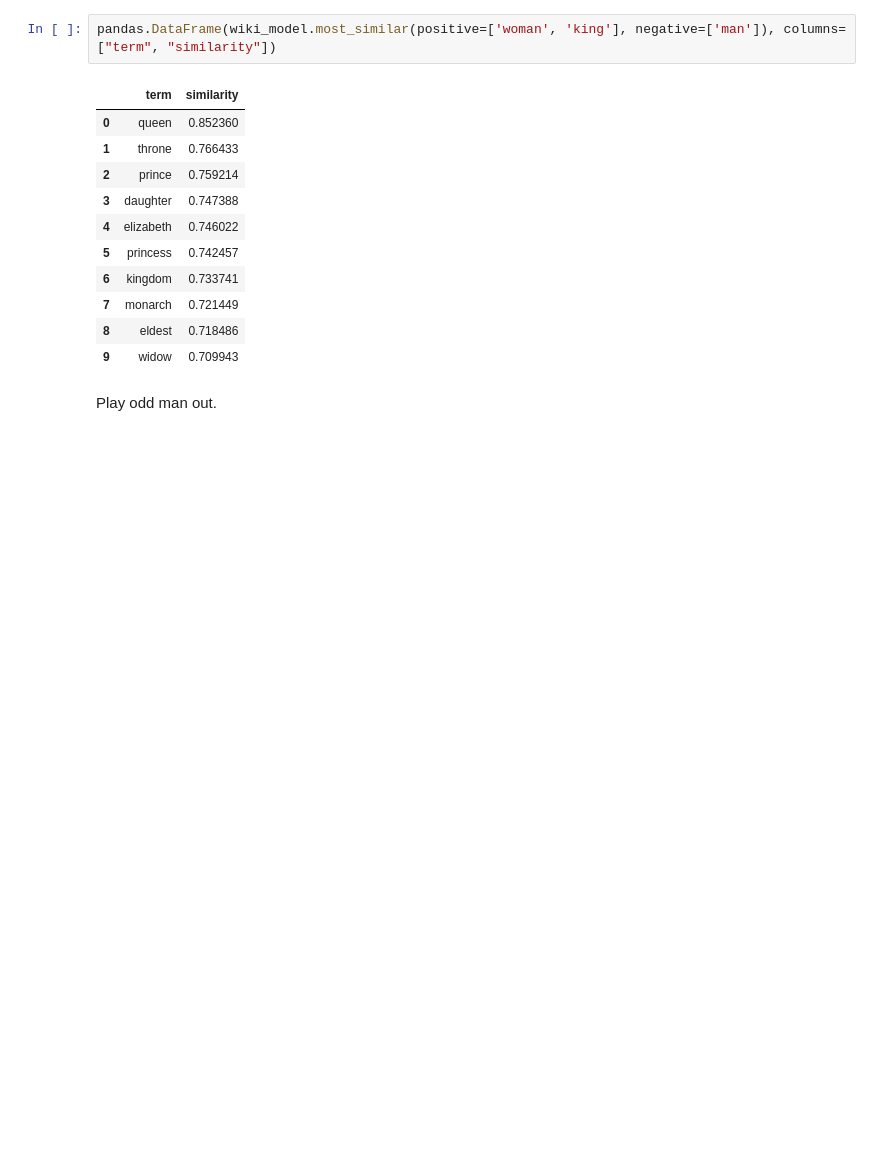
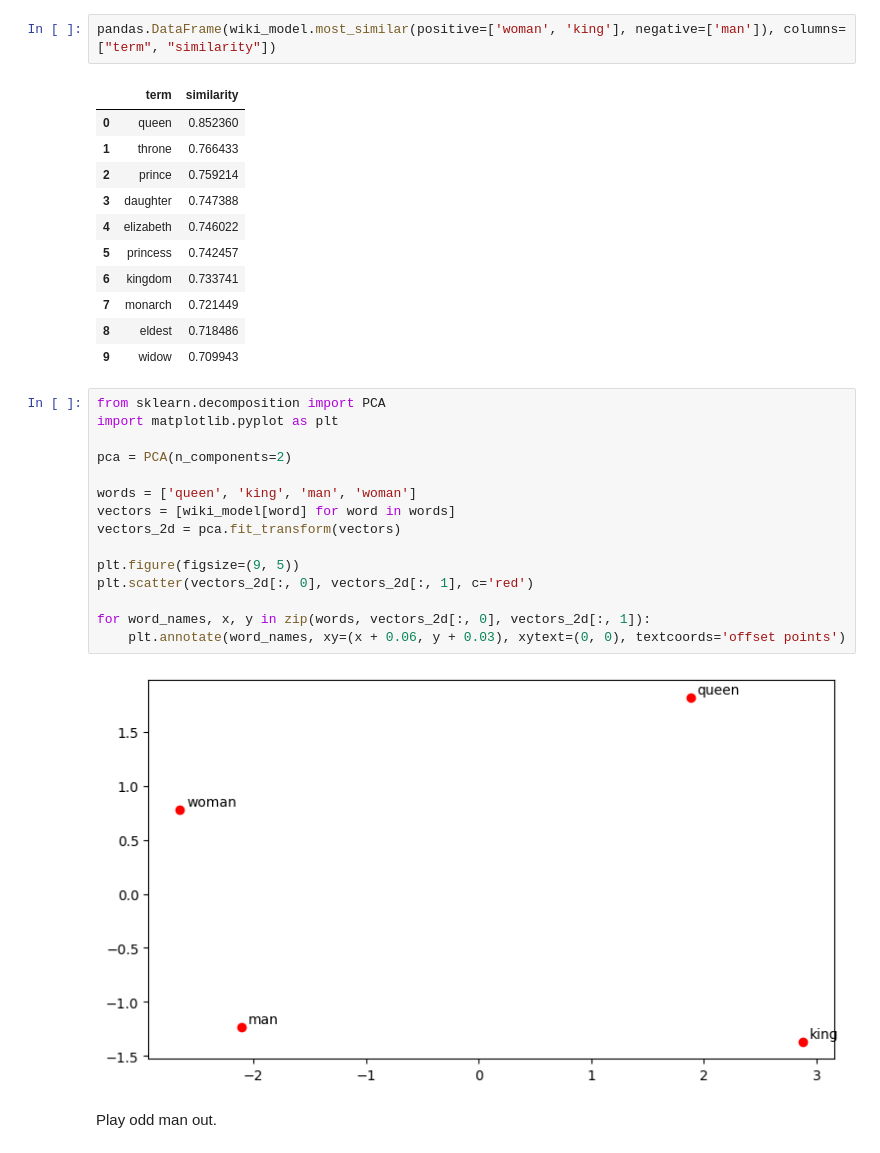
Before and after one commit to georgms/information-retrieval, a Jupyter notebook: word-embedding/Word_Embedding.ipynb, the cells around one changed output. Saved outputs shown, nothing was run; the diff lists cells and outputs as text; blank space fills up the shorter version.

```diff
--- a/word-embedding/Word_Embedding.ipynb
+++ b/word-embedding/Word_Embedding.ipynb
@@ -228,6 +245,23 @@ pandas.DataFrame(wiki_model.most_similar(positive=['woman', 'king'], negative=['
 | 7 | monarch | 0.721449 |
 | 8 | eldest | 0.718486 |
 | 9 | widow | 0.709943 |
+# %%
+from sklearn.decomposition import PCA
+import matplotlib.pyplot as plt
+
+pca = PCA(n_components=2)
+
+words = ['queen', 'king', 'man', 'woman']
+vectors = [wiki_model[word] for word in words]
+vectors_2d = pca.fit_transform(vectors)
+
+plt.figure(figsize=(9, 5))
+plt.scatter(vectors_2d[:, 0], vectors_2d[:, 1], c='red')
+
+for word_names, x, y in zip(words, vectors_2d[:, 0], vectors_2d[:, 1]):
+    plt.annotate(word_names, xy=(x + 0.06, y + 0.03), xytext=(0, 0), textcoords='offset points')
+# %% [output]
+[figure, added]
 # %% [markdown]
 Play odd man out.
 # %%
```
Also changed, not shown: parts of 21 cells of this notebook.
